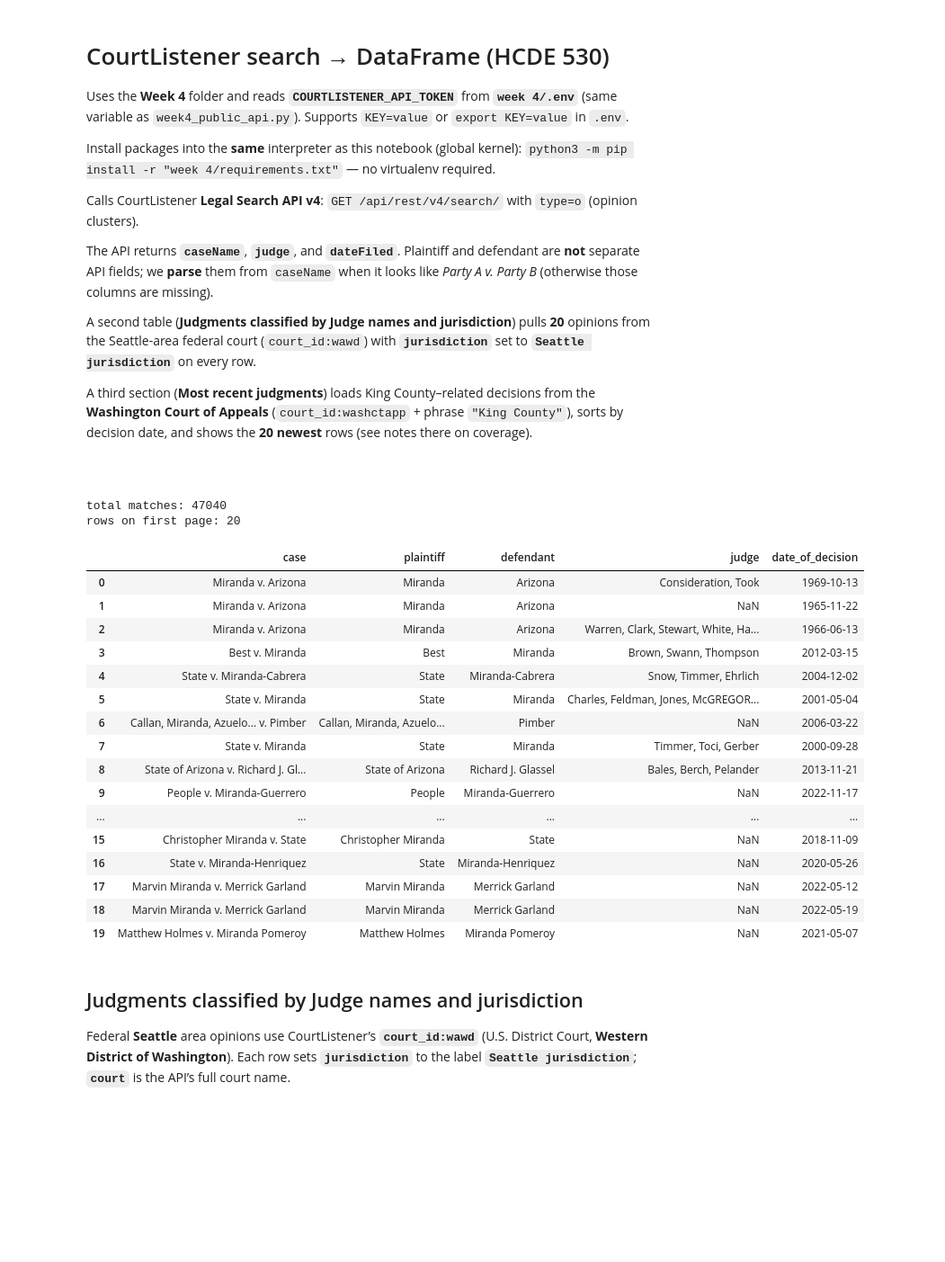
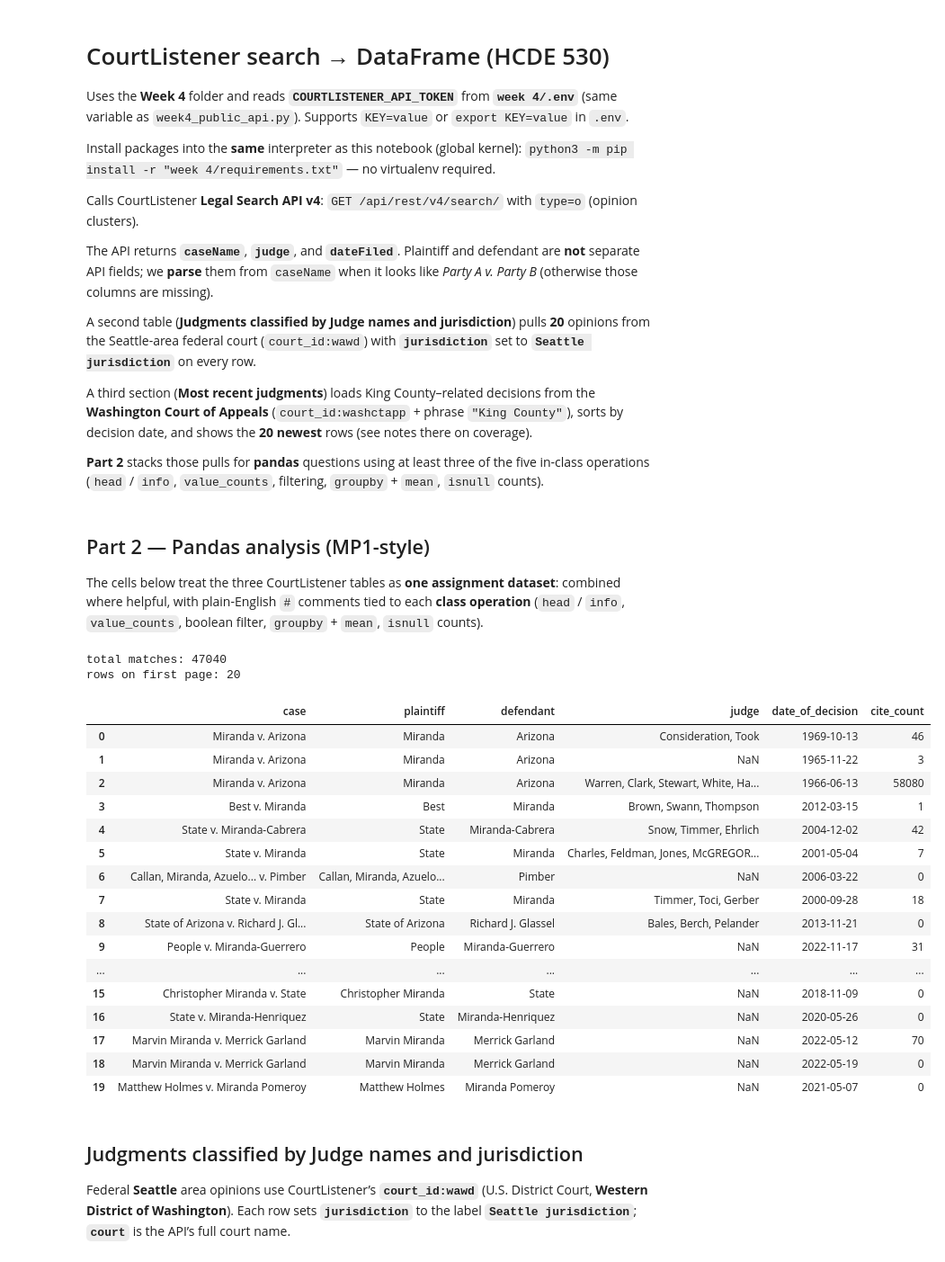
Before and after one commit to ranjitharangaswamy/hcde530, a Jupyter notebook: week 5/week4_courtlistener_cases.ipynb, the cells around one changed output. Shown at 90% size. Cells and saved outputs as stored; diff of their text form; code cells hidden in the pictures; blank space fills up the shorter version.

```diff
--- a/week 5/week4_courtlistener_cases.ipynb
+++ b/week 5/week4_courtlistener_cases.ipynb
@@ -12,7 +12,11 @@ The API returns **`caseName`**, **`judge`**, and **`dateFiled`**. Plaintiff and
 A second table (**Judgments classified by Judge names and jurisdiction**) pulls **20** opinions from the Seattle-area federal court (`court_id:wawd`) with **`jurisdiction`** set to **`Seattle jurisdiction`** on every row.
 
 A third section (**Most recent judgments**) loads King County–related decisions from the **Washington Court of Appeals** (`court_id:washctapp` + phrase `"King County"`), sorts by decision date, and shows the **20 newest** rows (see notes there on coverage).
+
+**Part 2** stacks those pulls for **pandas** questions using at least three of the five in-class operations (`head` / `info`, `value_counts`, filtering, `groupby` + `mean`, `isnull` counts).
 # %% [markdown]
-#
+## Part 2 — Pandas analysis (MP1-style)
+
+The cells below treat the three CourtListener tables as **one assignment dataset**: combined where helpful, with plain-English `#` comments tied to each **class operation** (`head` / `info`, `value_counts`, boolean filter, `groupby` + `mean`, `isnull` counts).
 # %%
 from __future__ import annotations
@@ -96,44 +102,51 @@ rows on first page: 20
 # %%
 rows: list[dict[str, object]] = []
 for item in results[:25]:
     case = (item.get("caseName") or item.get("caseNameFull") or "").strip()
     plaintiff, defendant = split_parties(case)
     judge = (item.get("judge") or "").strip()
     panel = item.get("panel_names") or []
     if not judge and panel:
         judge = "; ".join(str(p) for p in panel if p)
     date_dec = item.get("dateFiled") or item.get("dateArgued")
 
+    cite = item.get("citeCount")
+    try:
+        cite_n = int(cite) if cite is not None else 0
+    except (TypeError, ValueError):
+        cite_n = 0
+
     rows.append(
         {
             "case": case,
             "plaintiff": plaintiff or pd.NA,
             "defendant": defendant or pd.NA,
             "judge": judge or pd.NA,
             "date_of_decision": date_dec or pd.NA,
+            "cite_count": cite_n,
         }
     )
 
 df = pd.DataFrame(rows)
 df
 # %% [output]
-|  | case | plaintiff | defendant | judge | date_of_decision |
-| 0 | Miranda v. Arizona | Miranda | Arizona | Consideration, Took | 1969-10-13 |
-| 1 | Miranda v. Arizona | Miranda | Arizona | NaN | 1965-11-22 |
-| 2 | Miranda v. Arizona | Miranda | Arizona | Warren, Clark, Stewart, White, Ha... | 1966-06-13 |
-| 3 | Best v. Miranda | Best | Miranda | Brown, Swann, Thompson | 2012-03-15 |
-| 4 | State v. Miranda-Cabrera | State | Miranda-Cabrera | Snow, Timmer, Ehrlich | 2004-12-02 |
-| 5 | State v. Miranda | State | Miranda | Charles, Feldman, Jones, McGREGOR... | 2001-05-04 |
-| 6 | Callan, Miranda, Azuelo... v. Pimber | Callan, Miranda, Azuelo... | Pimber | NaN | 2006-03-22 |
-| 7 | State v. Miranda | State | Miranda | Timmer, Toci, Gerber | 2000-09-28 |
-| 8 | State of Arizona v. Richard J. Gl... | State of Arizona | Richard J. Glassel | Bales, Berch, Pelander | 2013-11-21 |
-| 9 | People v. Miranda-Guerrero | People | Miranda-Guerrero | NaN | 2022-11-17 |
-| ... | ... | ... | ... | ... | ... |
-| 15 | Christopher Miranda v. State | Christopher Miranda | State | NaN | 2018-11-09 |
-| 16 | State v. Miranda-Henriquez | State | Miranda-Henriquez | NaN | 2020-05-26 |
-| 17 | Marvin Miranda v. Merrick Garland | Marvin Miranda | Merrick Garland | NaN | 2022-05-12 |
-| 18 | Marvin Miranda v. Merrick Garland | Marvin Miranda | Merrick Garland | NaN | 2022-05-19 |
-| 19 | Matthew Holmes v. Miranda Pomeroy | Matthew Holmes | Miranda Pomeroy | NaN | 2021-05-07 |
+|  | case | plaintiff | defendant | judge | date_of_decision | cite_count |
+| 0 | Miranda v. Arizona | Miranda | Arizona | Consideration, Took | 1969-10-13 | 46 |
+| 1 | Miranda v. Arizona | Miranda | Arizona | NaN | 1965-11-22 | 3 |
+| 2 | Miranda v. Arizona | Miranda | Arizona | Warren, Clark, Stewart, White, Ha... | 1966-06-13 | 58080 |
+| 3 | Best v. Miranda | Best | Miranda | Brown, Swann, Thompson | 2012-03-15 | 1 |
+| 4 | State v. Miranda-Cabrera | State | Miranda-Cabrera | Snow, Timmer, Ehrlich | 2004-12-02 | 42 |
+| 5 | State v. Miranda | State | Miranda | Charles, Feldman, Jones, McGREGOR... | 2001-05-04 | 7 |
+| 6 | Callan, Miranda, Azuelo... v. Pimber | Callan, Miranda, Azuelo... | Pimber | NaN | 2006-03-22 | 0 |
+| 7 | State v. Miranda | State | Miranda | Timmer, Toci, Gerber | 2000-09-28 | 18 |
+| 8 | State of Arizona v. Richard J. Gl... | State of Arizona | Richard J. Glassel | Bales, Berch, Pelander | 2013-11-21 | 0 |
+| 9 | People v. Miranda-Guerrero | People | Miranda-Guerrero | NaN | 2022-11-17 | 31 |
+| ... | ... | ... | ... | ... | ... | ... |
+| 15 | Christopher Miranda v. State | Christopher Miranda | State | NaN | 2018-11-09 | 0 |
+| 16 | State v. Miranda-Henriquez | State | Miranda-Henriquez | NaN | 2020-05-26 | 0 |
+| 17 | Marvin Miranda v. Merrick Garland | Marvin Miranda | Merrick Garland | NaN | 2022-05-12 | 70 |
+| 18 | Marvin Miranda v. Merrick Garland | Marvin Miranda | Merrick Garland | NaN | 2022-05-19 | 0 |
+| 19 | Matthew Holmes v. Miranda Pomeroy | Matthew Holmes | Miranda Pomeroy | NaN | 2021-05-07 | 0 |
 # %% [markdown]
 ## Judgments classified by Judge names and jurisdiction
 
```
Also changed, not shown: parts of 9 cells of this notebook, 1 other file.
